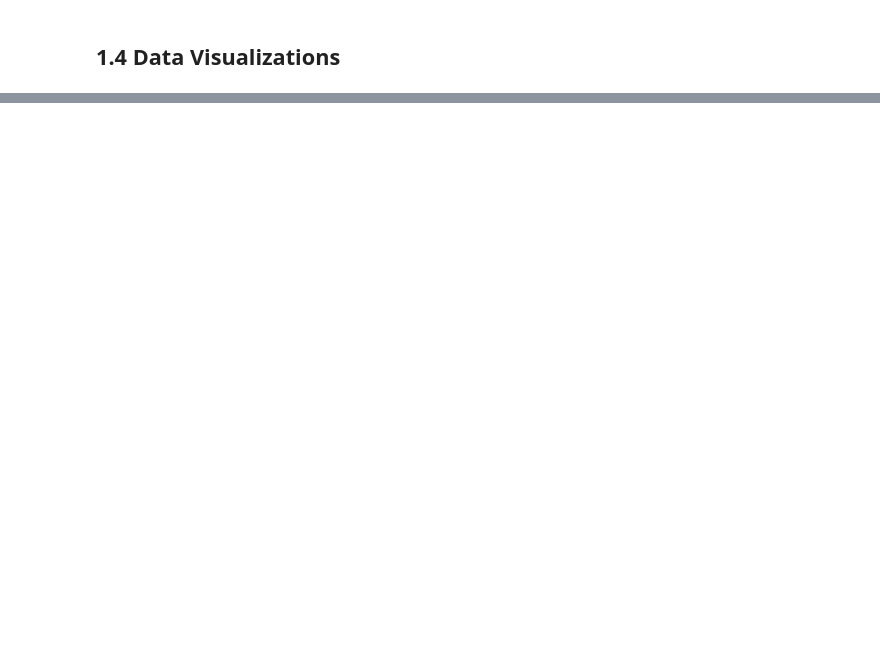
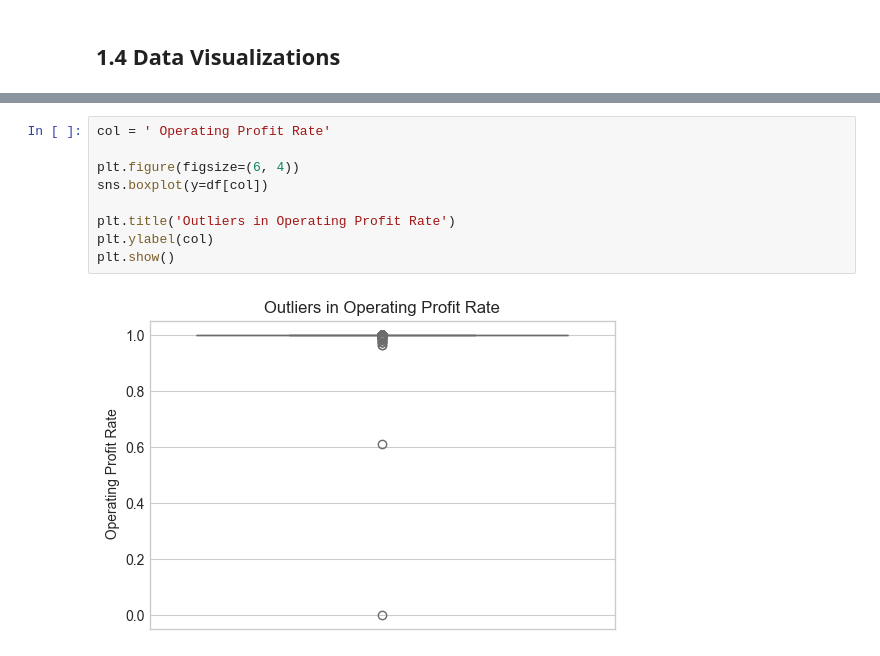
Before and after one commit to RobertBanda/bankruptcy-predictive-analytics, a Jupyter notebook: Taiwan_Bankruptcy_COMPLETE.ipynb, the cells around one changed output, grey strips where cells are left out. Saved outputs shown, nothing was run; the diff lists cells and outputs as text; blank space fills up the shorter version.

```diff
--- a/Taiwan_Bankruptcy_COMPLETE.ipynb
+++ b/Taiwan_Bankruptcy_COMPLETE.ipynb
@@ -909,0 +571,11 @@ print("\n✓ This plan will be executed in Section V")
+# %%
+col = ' Operating Profit Rate'
+
+plt.figure(figsize=(6, 4))
+sns.boxplot(y=df[col])
+
+plt.title('Outliers in Operating Profit Rate')
+plt.ylabel(col)
+plt.show()
+# %% [output]
+[figure, added]
```
Also changed, not shown: parts of 44 cells of this notebook.
